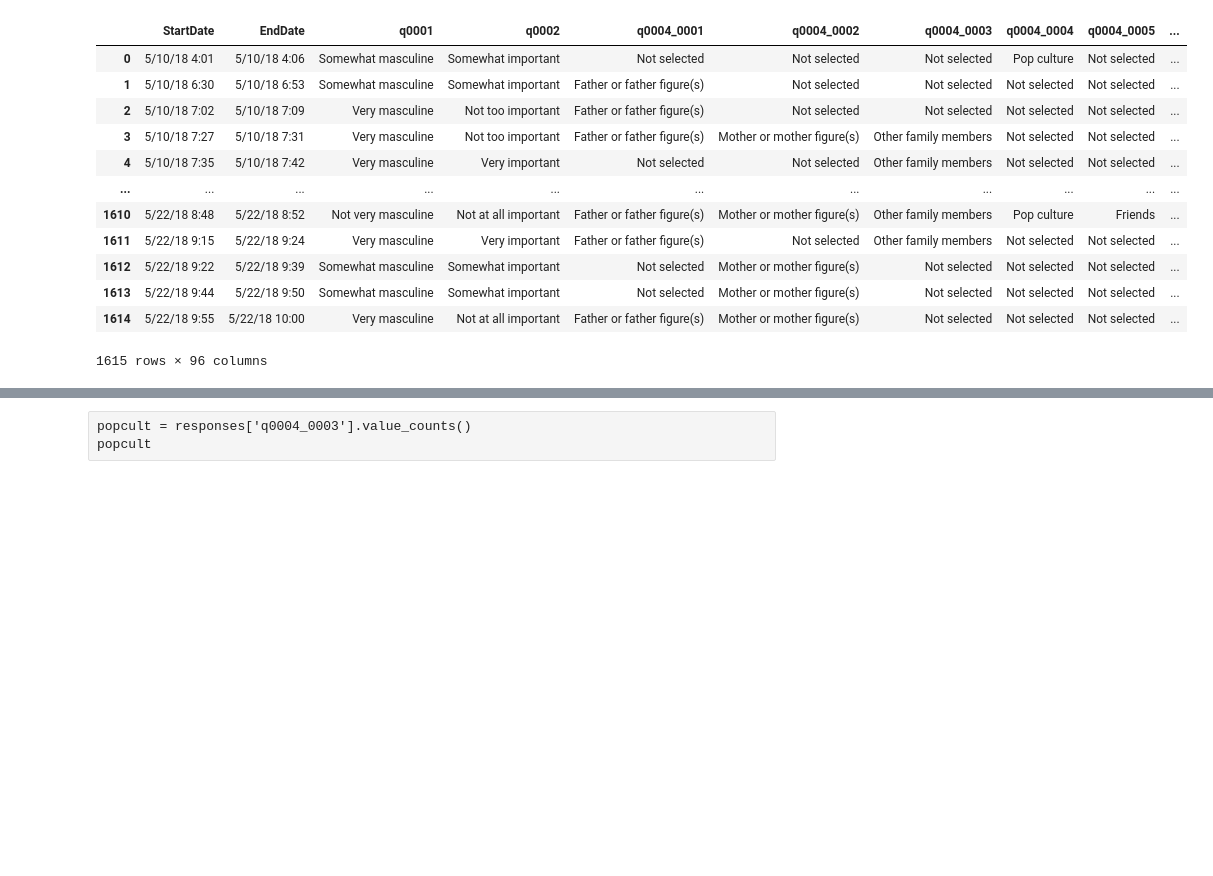
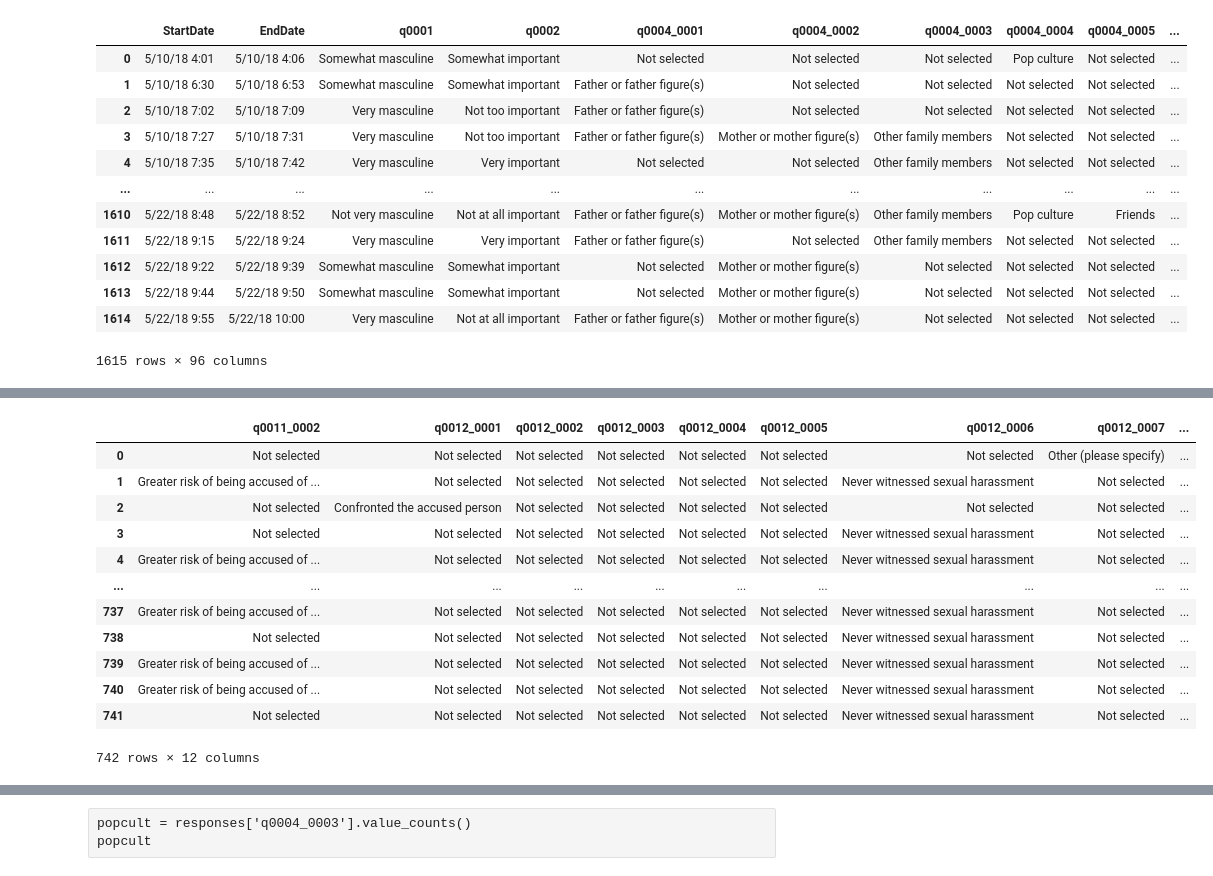
Before and after one commit to data301-2021-winter1/group20-project-, a Jupyter notebook: notebooks/analysis2.ipynb, the cells around one changed output, grey strips where cells are left out. Saved outputs shown, nothing was run; the diff lists cells and outputs as text; code cells hidden in the pictures; blank space fills up the shorter version.

```diff
--- a/notebooks/analysis2.ipynb
+++ b/notebooks/analysis2.ipynb
@@ -116,0 +147,17 @@ print( df_responses.isnull().values.sum())
+# %%
+data.drop('index', axis=1, inplace=True)
+data
+# %% [output]
+|  | q0011_0002 | q0012_0001 | q0012_0002 | q0012_0003 | q0012_0004 | q0012_0005 | q0012_0006 | q0012_0007 | ... |
+| 0 | Not selected | Not selected | Not selected | Not selected | Not selected | Not selected | Not selected | Other (please specify) | ... |
+| 1 | Greater risk of being accused of ... | Not selected | Not selected | Not selected | Not selected | Not selected | Never witnessed sexual harassment | Not selected | ... |
+| 2 | Not selected | Confronted the accused person | Not selected | Not selected | Not selected | Not selected | Not selected | Not selected | ... |
+| 3 | Not selected | Not selected | Not selected | Not selected | Not selected | Not selected | Never witnessed sexual harassment | Not selected | ... |
+| 4 | Greater risk of being accused of ... | Not selected | Not selected | Not selected | Not selected | Not selected | Never witnessed sexual harassment | Not selected | ... |
+| ... | ... | ... | ... | ... | ... | ... | ... | ... | ... |
+| 737 | Greater risk of being accused of ... | Not selected | Not selected | Not selected | Not selected | Not selected | Never witnessed sexual harassment | Not selected | ... |
+| 738 | Not selected | Not selected | Not selected | Not selected | Not selected | Not selected | Never witnessed sexual harassment | Not selected | ... |
+| 739 | Greater risk of being accused of ... | Not selected | Not selected | Not selected | Not selected | Not selected | Never witnessed sexual harassment | Not selected | ... |
+| 740 | Greater risk of being accused of ... | Not selected | Not selected | Not selected | Not selected | Not selected | Never witnessed sexual harassment | Not selected | ... |
+| 741 | Not selected | Not selected | Not selected | Not selected | Not selected | Not selected | Never witnessed sexual harassment | Not selected | ... |
+742 rows × 12 columns
```
Also changed, not shown: parts of 13 cells of this notebook.
